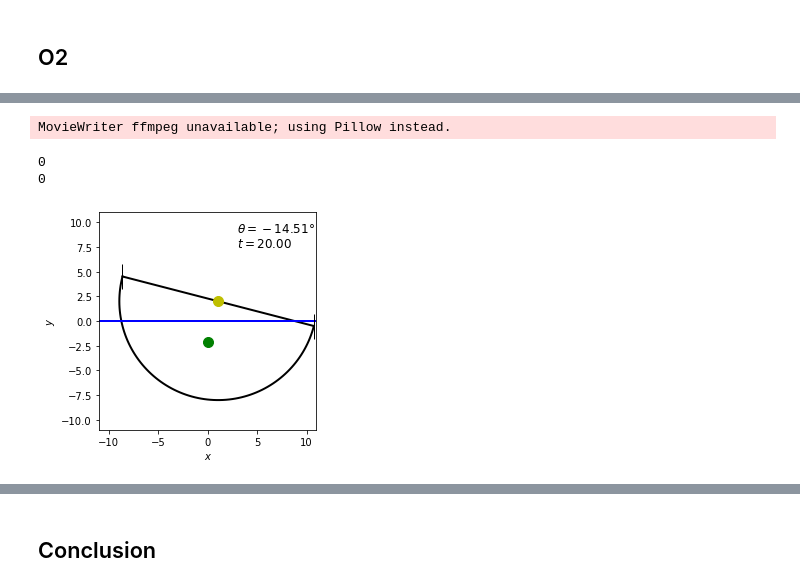
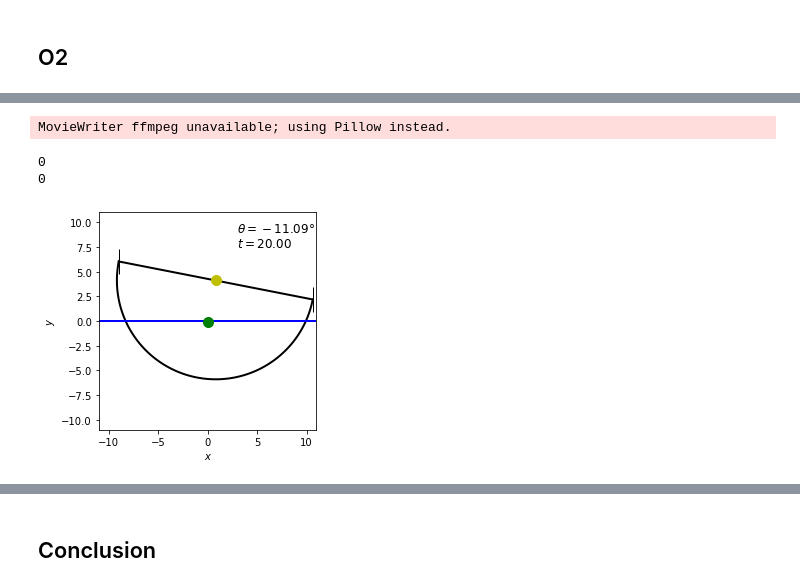
Before and after one commit to Trond01/TMA4320_prosjekt_2, a Jupyter notebook: prosjekt2.ipynb, the cells around one changed output, grey strips where cells are left out. Drawn from its saved outputs; the diff is of its cells as text; code cells hidden in the pictures.

```diff
--- a/prosjekt2.ipynb
+++ b/prosjekt2.ipynb
@@ -480,14 +521,27 @@ def ode_solver(f, t0, t_end, w0, h, method=euler_method):
     tn = t0
     wn = w0
 
-#    if len
+    # Main loop
+    capsized = boat_has_capsized(wn[0], wn[2])
+    capsize_index = 0
+    while tn < t_end - 1.e-10:# and !boat_has_capsized(w[0], ):           # Buffer for truncation errors
 
-    # Main loop
-    while tn < t_end - 1.e-10:# and !boat_has_capsized(w[0], ):           # Buffer for truncation errors
+        if not capsized:
+            capsized      = boat_has_capsized(wn[0], wn[4])
+            capsize_index = int(tn / h)
+
         if t_end - tn < h:
-            tn, wn = method(f, tn, wn, t_end - tn)
+            if capsized:
+                tn += t_end - tn
+                wn = np.array([np.pi/2 * np.sign(wn[0]), 0, 0, 0, max(-R, wn[4]-0.2), 0, 0, 0])
+            else:
+                tn, wn = method(f, tn, wn, t_end - tn) # Do last step
         else:
-            tn, wn = method(f, tn, wn, h)    # Do one step
+            if capsized:
+                tn += h
+                wn = np.array([np.pi/2 * np.sign(wn[0]), 0, 0, 0, max(-R, wn[4]-0.2), 0, 0, 0])
+            else:
+                tn, wn = method(f, tn, wn, h)    # Do one step
 
         # Add values to array
         t_num = np.append(t_num,tn)
@@ -658,26 +733,28 @@ def f_bouncing(t, w):
     """
 
     """
-    gamma = find_gamma(w[0], w[2])
+    gamma = find_gamma(w[0], w[4])
     A     = find_A(gamma)
     F_B   = find_F_buoyant(A)
     tau_B = find_tau_buoyant(w[0], F_B)
 
     dtheta = w [1]
     domega = tau_B/I_C
-    dy_C   = w [3]
+    dy_C   = w [5]
     dv_Cy  = (F_B + F_G())/m
-    return np.array([dtheta, domega, dy_C, dv_Cy])
+    return np.array([dtheta, domega, 0, 0, dy_C, dv_Cy, 0, 0])
 # %%
-w0 = [20*np.pi/180, 0, 2, 0]
+# 2b
+
+w0 = [20*np.pi/180, 0, 0, 0, 0, 0, 0, 0]
 h = 0.01
 t_vals, w_vals = ode_solver(f_bouncing, t0, t_end, w0, h, method=RK4_method)
-theta = [w_vals[i][0] for i in range(len(w_vals))]
-xC = np.zeros(len(t_vals))
-yC = [w_vals[i][2] for i in range(len(w_vals))]
-animate_boat(t_vals[::10], theta[::10], xC, yC, gjerde = True, vis_akse_verdier = False)
+theta = np.transpose(w_vals)[0]
+xC = np.transpose(w_vals)[2]
+yC = np.transpose(w_vals)[4]
+animate_boat(t_vals[::10], theta[::10], xC[::10], yC[::10], gjerde = True, vis_akse_verdier = False)
 # %% [output]
 MovieWriter ffmpeg unavailable; using Pillow instead.
 0
 0
-[figure, old version]
+[figure, new version]
```
Also changed, not shown: parts of 52 cells of this notebook, 2 other files.
